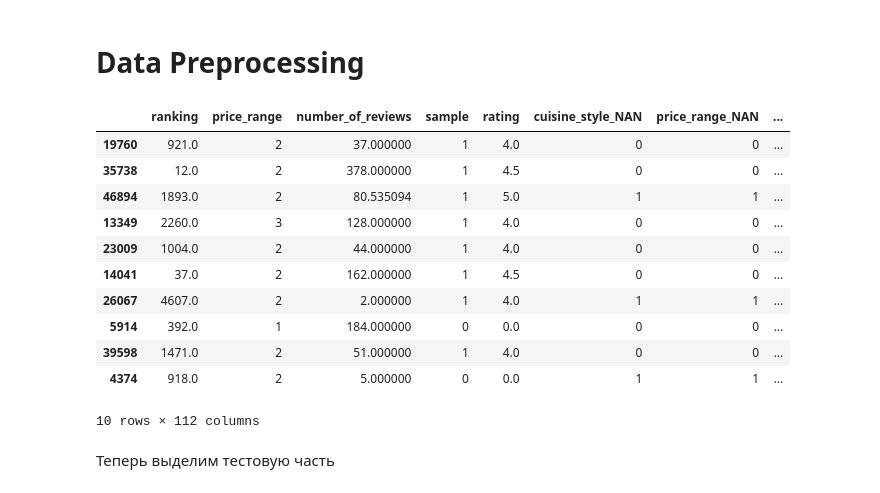
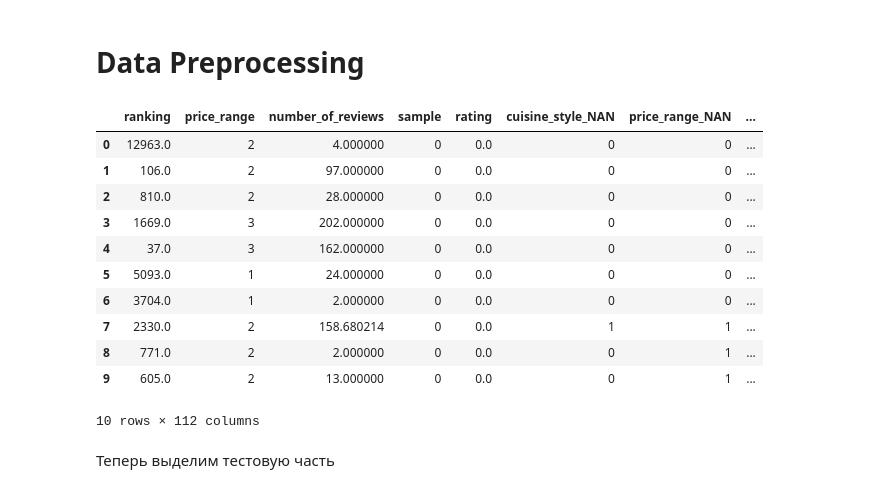
Before and after one commit to Dobrodim/SkillFactory, a Jupyter notebook: module_3/TripAdvisor_Rating_Model.ipynb, the cells around one changed output. Saved outputs shown, nothing was run; the diff lists cells and outputs as text; code cells hidden in the pictures.

```diff
--- a/module_3/TripAdvisor_Rating_Model.ipynb
+++ b/module_3/TripAdvisor_Rating_Model.ipynb
@@ -1017,18 +978,18 @@ def preproc_data(df_input):
 # %%
 df_preproc = data.copy(deep=True)
-df_preproc.sample(10)
+df_preproc.head(10)
 # %% [output]
 |  | ranking | price_range | number_of_reviews | sample | rating | cuisine_style_NAN | price_range_NAN | ... |
-| 19760 | 921.0 | 2 | 37.000000 | 1 | 4.0 | 0 | 0 | ... |
-| 35738 | 12.0 | 2 | 378.000000 | 1 | 4.5 | 0 | 0 | ... |
-| 46894 | 1893.0 | 2 | 80.535094 | 1 | 5.0 | 1 | 1 | ... |
-| 13349 | 2260.0 | 3 | 128.000000 | 1 | 4.0 | 0 | 0 | ... |
-| 23009 | 1004.0 | 2 | 44.000000 | 1 | 4.0 | 0 | 0 | ... |
-| 14041 | 37.0 | 2 | 162.000000 | 1 | 4.5 | 0 | 0 | ... |
-| 26067 | 4607.0 | 2 | 2.000000 | 1 | 4.0 | 1 | 1 | ... |
-| 5914 | 392.0 | 1 | 184.000000 | 0 | 0.0 | 0 | 0 | ... |
-| 39598 | 1471.0 | 2 | 51.000000 | 1 | 4.0 | 0 | 0 | ... |
-| 4374 | 918.0 | 2 | 5.000000 | 0 | 0.0 | 1 | 1 | ... |
+| 0 | 12963.0 | 2 | 4.000000 | 0 | 0.0 | 0 | 0 | ... |
+| 1 | 106.0 | 2 | 97.000000 | 0 | 0.0 | 0 | 0 | ... |
+| 2 | 810.0 | 2 | 28.000000 | 0 | 0.0 | 0 | 0 | ... |
+| 3 | 1669.0 | 3 | 202.000000 | 0 | 0.0 | 0 | 0 | ... |
+| 4 | 37.0 | 3 | 162.000000 | 0 | 0.0 | 0 | 0 | ... |
+| 5 | 5093.0 | 1 | 24.000000 | 0 | 0.0 | 0 | 0 | ... |
+| 6 | 3704.0 | 1 | 2.000000 | 0 | 0.0 | 0 | 0 | ... |
+| 7 | 2330.0 | 2 | 158.680214 | 0 | 0.0 | 1 | 1 | ... |
+| 8 | 771.0 | 2 | 2.000000 | 0 | 0.0 | 0 | 1 | ... |
+| 9 | 605.0 | 2 | 13.000000 | 0 | 0.0 | 0 | 1 | ... |
 10 rows × 112 columns
 # %% [markdown]
 Теперь выделим тестовую часть
```
Also changed, not shown: parts of 18 cells of this notebook.
